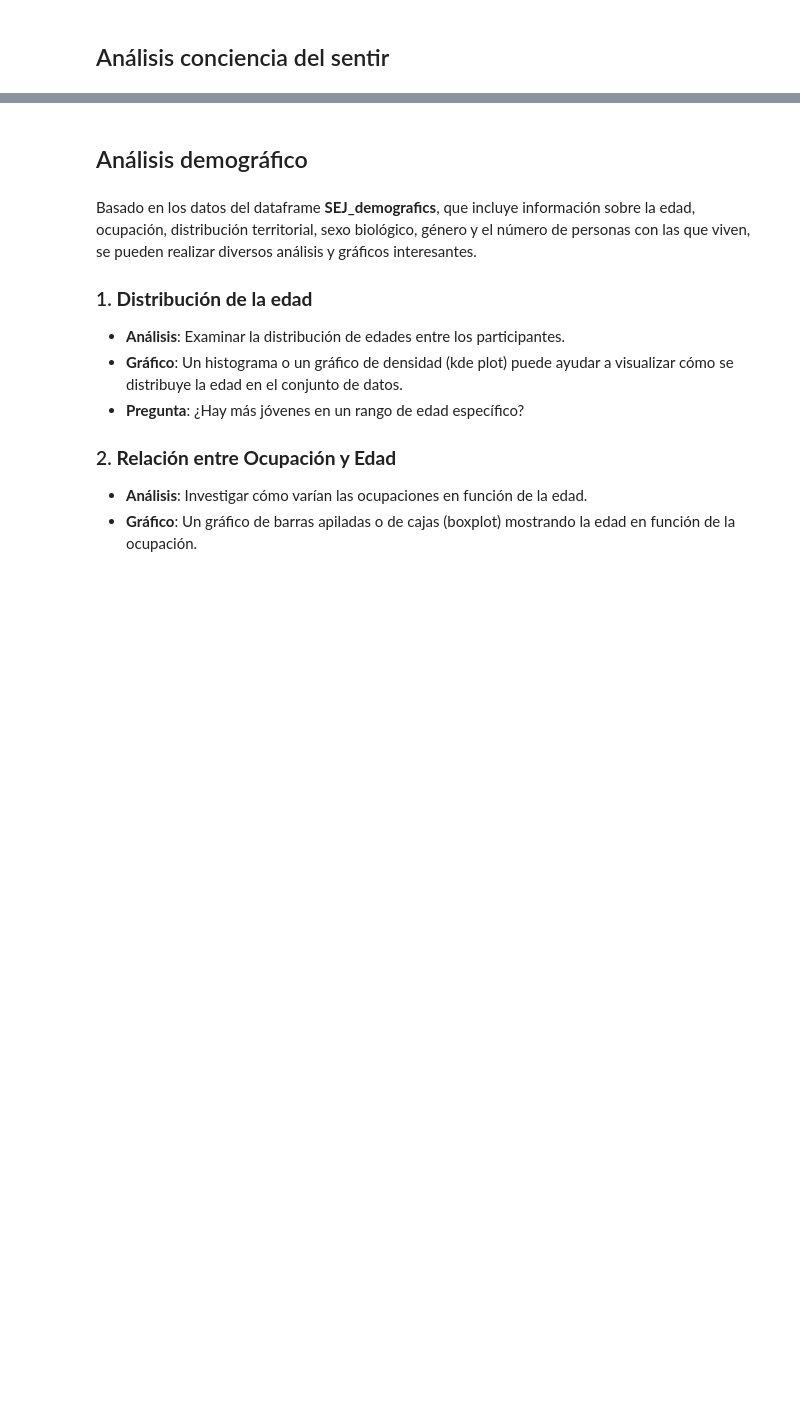
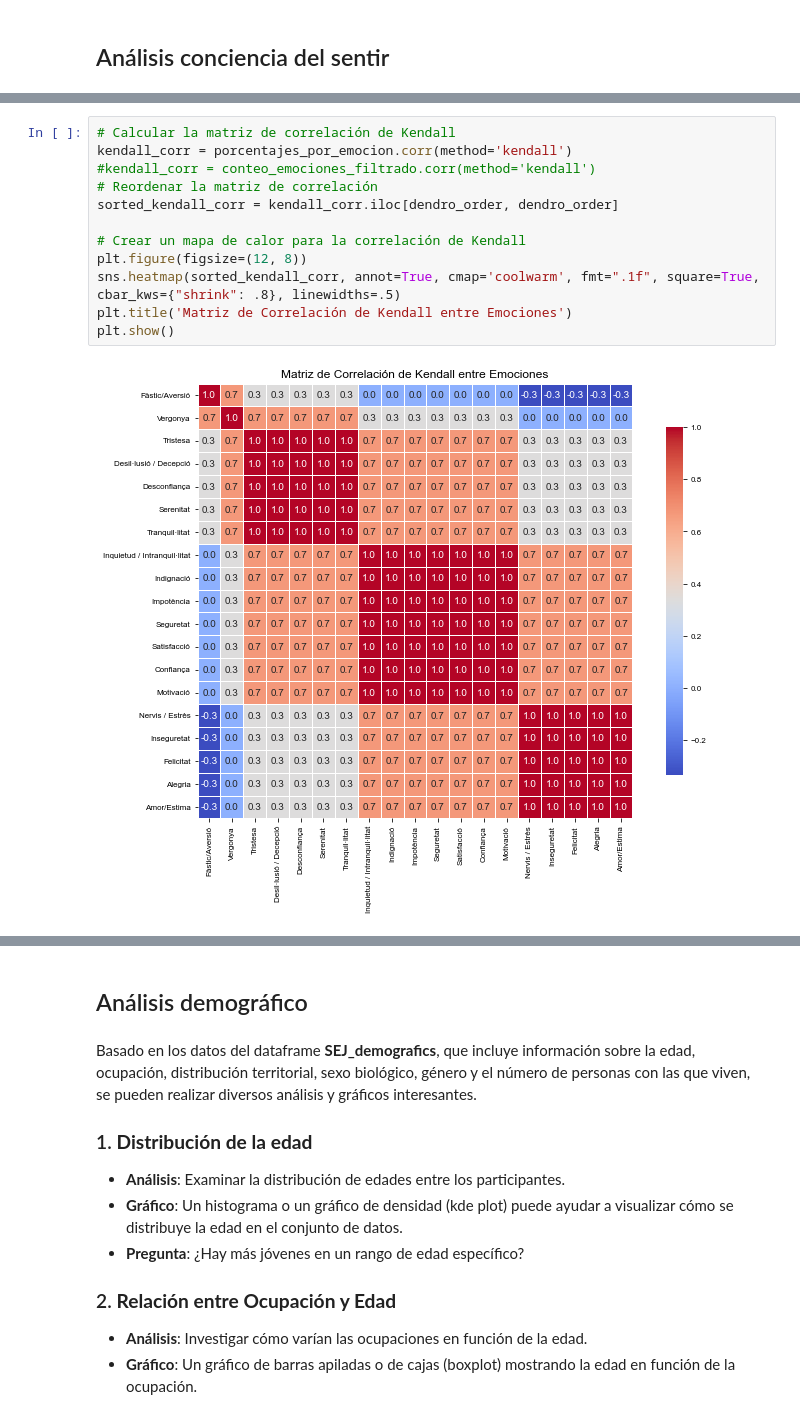
Before and after one commit to sebasto7/SEJ, a Jupyter notebook: SEJ-analisis.ipynb, the cells around one changed output, grey strips where cells are left out. Cells and saved outputs as stored; diff of their text form; blank space fills up the shorter version.

```diff
--- a/SEJ-analisis.ipynb
+++ b/SEJ-analisis.ipynb
@@ -245,0 +327,14 @@ plt.show()
+# %%
+# Calcular la matriz de correlación de Kendall
+kendall_corr = porcentajes_por_emocion.corr(method='kendall')
+#kendall_corr = conteo_emociones_filtrado.corr(method='kendall')
+# Reordenar la matriz de correlación
+sorted_kendall_corr = kendall_corr.iloc[dendro_order, dendro_order]
+
+# Crear un mapa de calor para la correlación de Kendall
+plt.figure(figsize=(12, 8))
+sns.heatmap(sorted_kendall_corr, annot=True, cmap='coolwarm', fmt=".1f", square=True, cbar_kws={"shrink": .8}, linewidths=.5)
+plt.title('Matriz de Correlación de Kendall entre Emociones')
+plt.show()
+# %% [output]
+[figure, added]
```
Also changed, not shown: parts of 14 cells of this notebook.
